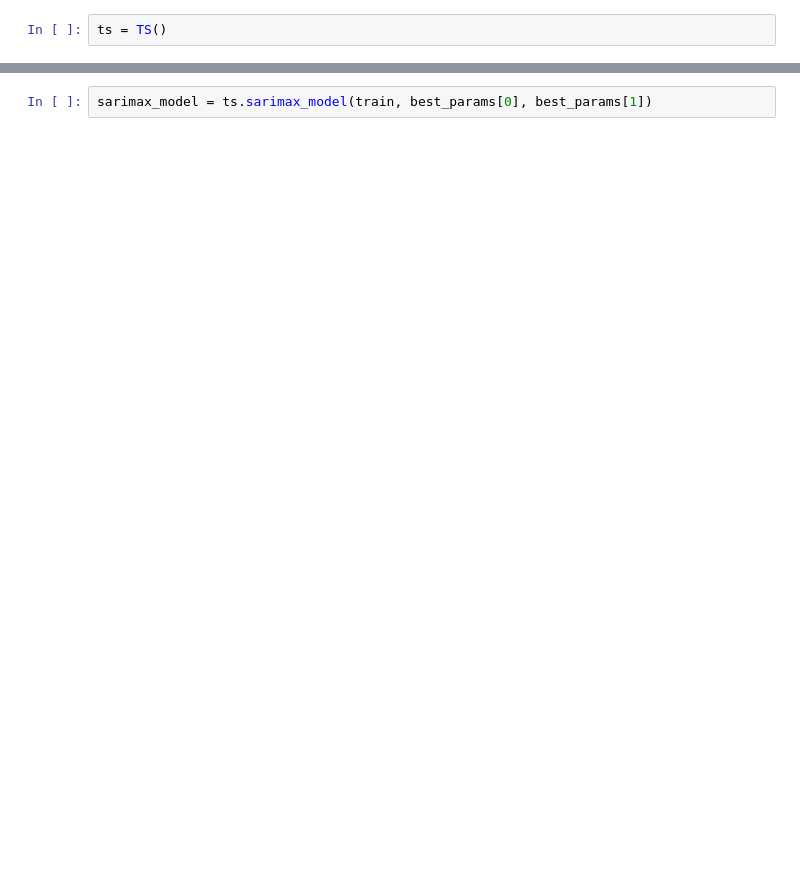
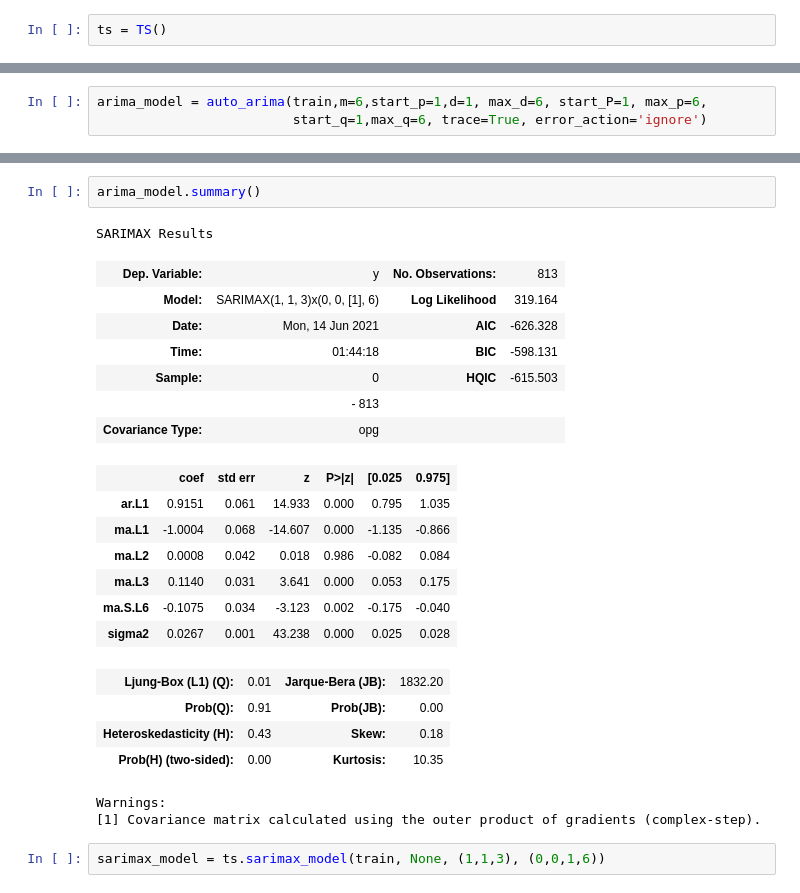
Before and after one commit to akladyous/stock-market-sentiment-analysis, a Jupyter notebook: time_series.ipynb, the cells around one changed output, grey strips where cells are left out. Drawn from its saved outputs; the diff is of its cells as text; blank space fills up the shorter version.

```diff
--- a/time_series.ipynb
+++ b/time_series.ipynb
@@ -279,0 +280,3 @@ best_params = ts.sarimax_best_param(endog, 6)
+# %%
+arima_model = auto_arima(train,m=6,start_p=1,d=1, max_d=6, start_P=1, max_p=6,
+                         start_q=1,max_q=6, trace=True, error_action='ignore')
@@ -280,5 +301,29 @@ best_params = ts.sarimax_best_param(endog, 6)
+# %%
+arima_model.summary()
+# %% [output]
+SARIMAX Results
+| Dep. Variable: | y | No. Observations: | 813 |
+| Model: | SARIMAX(1, 1, 3)x(0, 0, [1], 6) | Log Likelihood | 319.164 |
+| Date: | Mon, 14 Jun 2021 | AIC | -626.328 |
+| Time: | 01:44:18 | BIC | -598.131 |
+| Sample: | 0 | HQIC | -615.503 |
+|  | - 813 |  |  |
+| Covariance Type: | opg |  |  |
+|  | coef | std err | z | P>|z| | [0.025 | 0.975] |
+| ar.L1 | 0.9151 | 0.061 | 14.933 | 0.000 | 0.795 | 1.035 |
+| ma.L1 | -1.0004 | 0.068 | -14.607 | 0.000 | -1.135 | -0.866 |
+| ma.L2 | 0.0008 | 0.042 | 0.018 | 0.986 | -0.082 | 0.084 |
+| ma.L3 | 0.1140 | 0.031 | 3.641 | 0.000 | 0.053 | 0.175 |
+| ma.S.L6 | -0.1075 | 0.034 | -3.123 | 0.002 | -0.175 | -0.040 |
+| sigma2 | 0.0267 | 0.001 | 43.238 | 0.000 | 0.025 | 0.028 |
+| Ljung-Box (L1) (Q): | 0.01 | Jarque-Bera (JB): | 1832.20 |
+| Prob(Q): | 0.91 | Prob(JB): | 0.00 |
+| Heteroskedasticity (H): | 0.43 | Skew: | 0.18 |
+| Prob(H) (two-sided): | 0.00 | Kurtosis: | 10.35 |
+Warnings:
+[1] Covariance matrix calculated using the outer product of gradients (complex-step).
 # %%
-sarimax_model = ts.sarimax_model(train, best_params[0], best_params[1])
+sarimax_model = ts.sarimax_model(train, None, (1,1,3), (0,0,1,6))
 # %%
 sarimax_model.summary()
 # %% [output]
```
Also changed, not shown: parts of 26 cells of this notebook, 21 other files.
